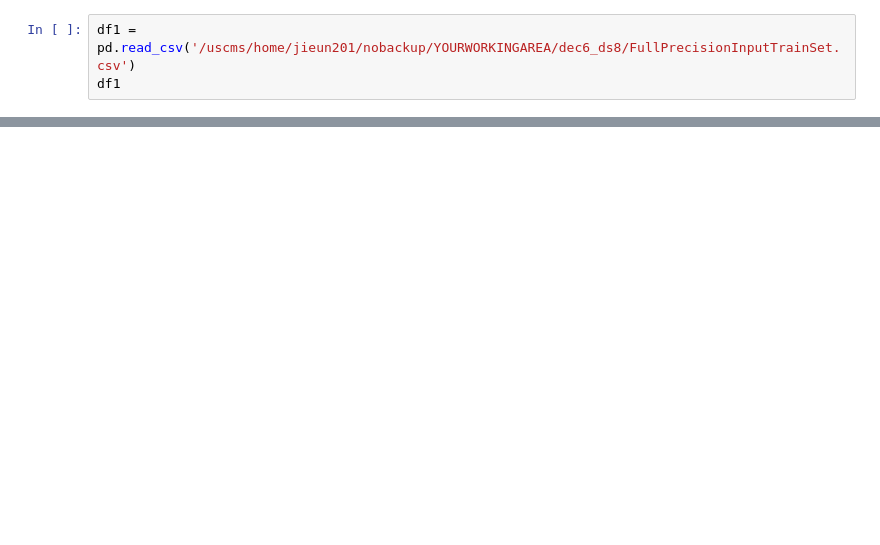
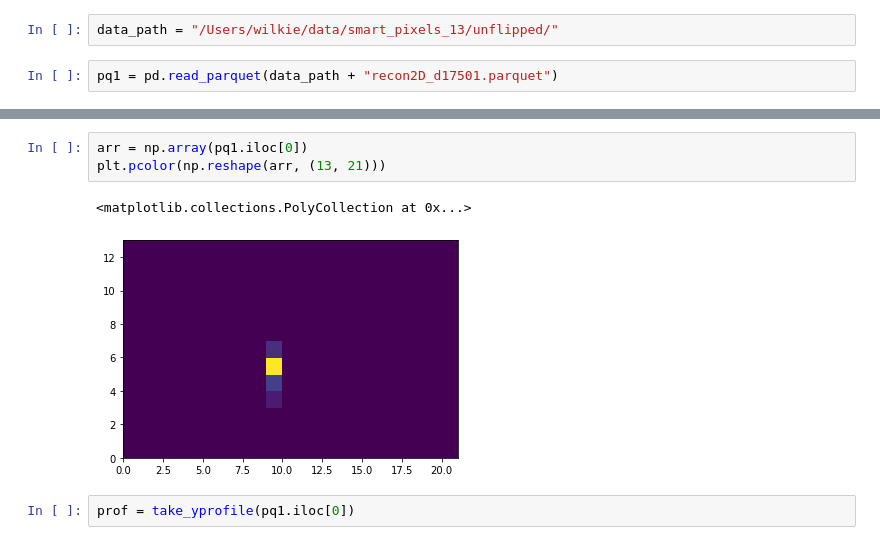
Before and after one commit to wilkieolin/directional-pixel-detectors, a Jupyter notebook: smartPixelsPaper/fullPrecisionBaseline/fullPrecisionBaseline_NewTestSet/SimpleNN_ylocalyprofile.ipynb, the cells around one changed output, grey strips where cells are left out. Cells and saved outputs as stored; diff of their text form; blank space fills up the shorter version.

```diff
--- a/smartPixelsPaper/fullPrecisionBaseline/fullPrecisionBaseline_NewTestSet/SimpleNN_ylocalyprofile.ipynb
+++ b/smartPixelsPaper/fullPrecisionBaseline/fullPrecisionBaseline_NewTestSet/SimpleNN_ylocalyprofile.ipynb
@@ -26,3 +22,4 @@ To enable the following instructions: AVX2 FMA, in other operations, rebuild Ten
+# %%
+data_path = "/Users/wilkie/data/smart_pixels_13/unflipped/"
 # %%
-df1 = pd.read_csv('/uscms/home/jieun201/nobackup/YOURWORKINGAREA/dec6_ds8/FullPrecisionInputTrainSet.csv')
-df1
+pq1 = pd.read_parquet(data_path + "recon2D_d17501.parquet")
@@ -93,0 +34,8 @@ df4
+# %%
+arr = np.array(pq1.iloc[0])
+plt.pcolor(np.reshape(arr, (13, 21)))
+# %% [output]
+<matplotlib.collections.PolyCollection at 0x...>
+[figure, added]
+# %%
+prof = take_yprofile(pq1.iloc[0])
```
Also changed, not shown: parts of 59 cells of this notebook, 9 other files.
